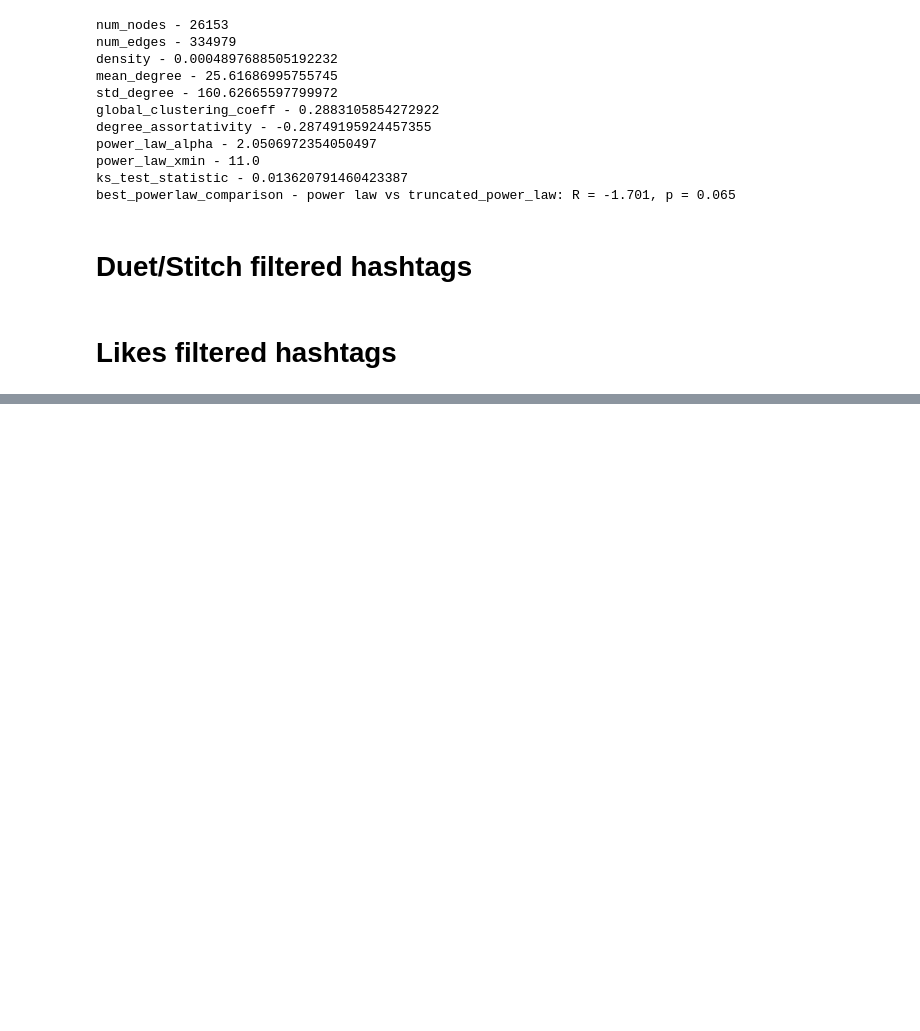
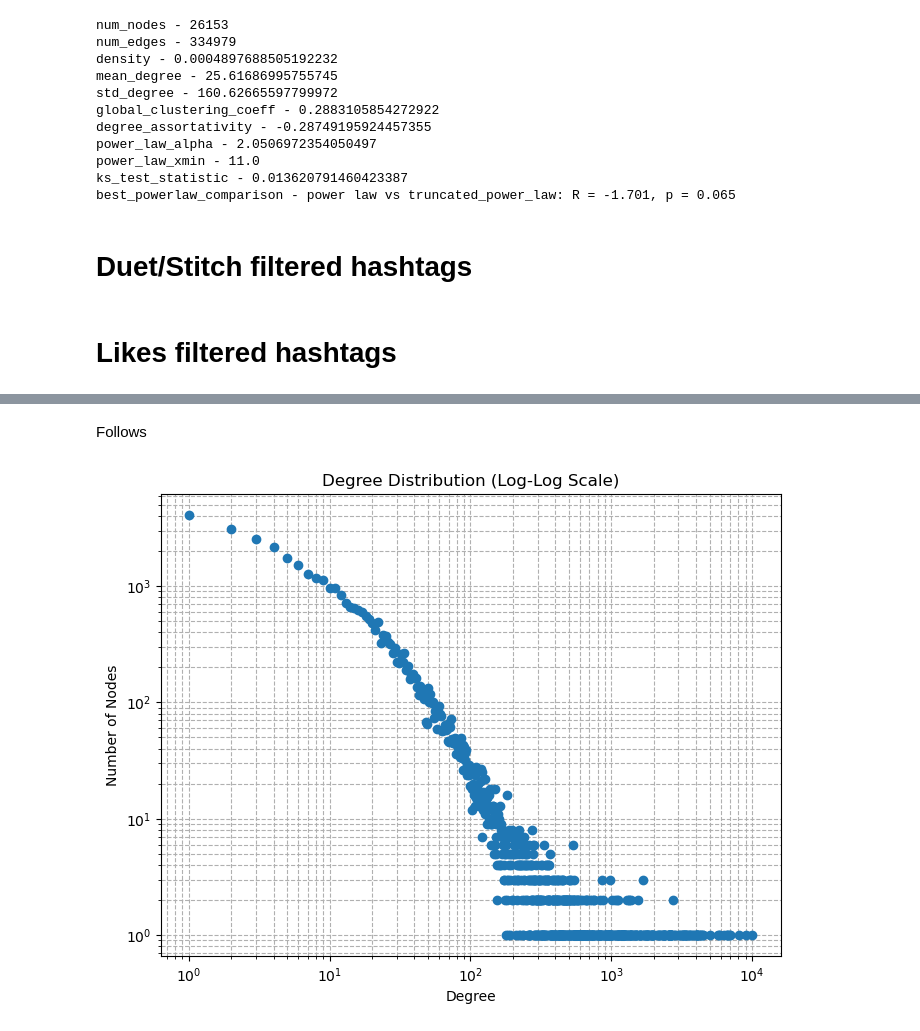
Before and after one commit to jbij/Bachelor, a Jupyter notebook: filtering/disparity.ipynb, the cells around one changed output, grey strips where cells are left out. Saved outputs shown, nothing was run; the diff lists cells and outputs as text; code cells hidden in the pictures; blank space fills up the shorter version.

```diff
--- a/filtering/disparity.ipynb
+++ b/filtering/disparity.ipynb
@@ -253,0 +294,3 @@ with open('../ready_networks/likes_network.pkl', 'wb') as f:
+# %%
+follow_path = '../../shared-folder-gald/data/follow_graph.pkl'
+follow_backbone = backbone_pipepline(follow_path, threshold=0.8, is_directed=False)
@@ -253,0 +299,9 @@ with open('../ready_networks/likes_network.pkl', 'wb') as f:
+# %%
+follow_undirected = follow_backbone.to_undirected()
+degrees = dict(follow_undirected.degree())
+top_nodes = sorted(degrees, key=degrees.get, reverse=True)[:50]
+
+for node in top_nodes:
+    ego = nx.ego_graph(follow_undirected, node, radius=1)
+    clustering = nx.average_clustering(ego)
+    print(f"{node}: degree={degrees[node]}, clustering={clustering}")
@@ -253,0 +350,19 @@ with open('../ready_networks/likes_network.pkl', 'wb') as f:
+# %% [markdown]
+Follows
+# %%
+# Get degree of each node
+degrees = [d for n, d in follow_undirected.degree()]
+degree_count = Counter(degrees)
+
+# Separate the keys and values for plotting
+deg, cnt = zip(*sorted(degree_count.items()))
+# %%
+plt.figure(figsize=(8, 6))
+plt.loglog(deg, cnt, marker='o', linestyle='none')
+plt.title("Degree Distribution (Log-Log Scale)")
+plt.xlabel("Degree")
+plt.ylabel("Number of Nodes")
+plt.grid(True, which="both", ls="--")
+plt.show()
+# %% [output]
+[figure, added]
```
Also changed, not shown: parts of 12 cells of this notebook, 4 other files.
